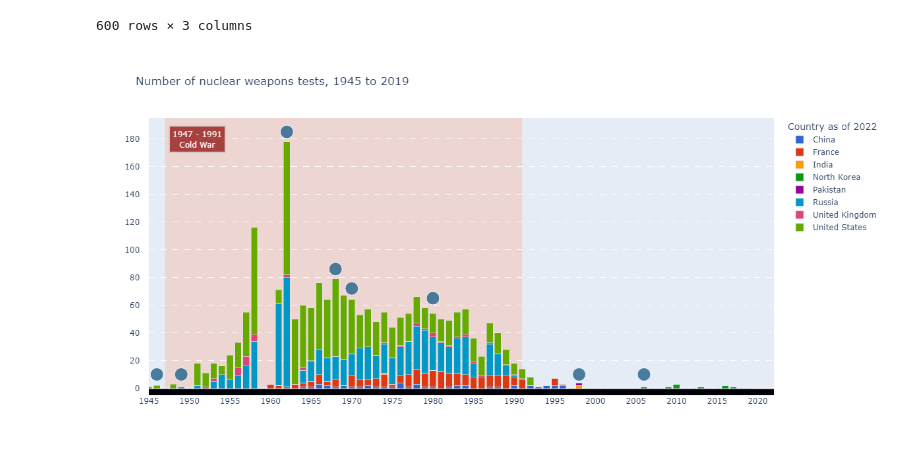
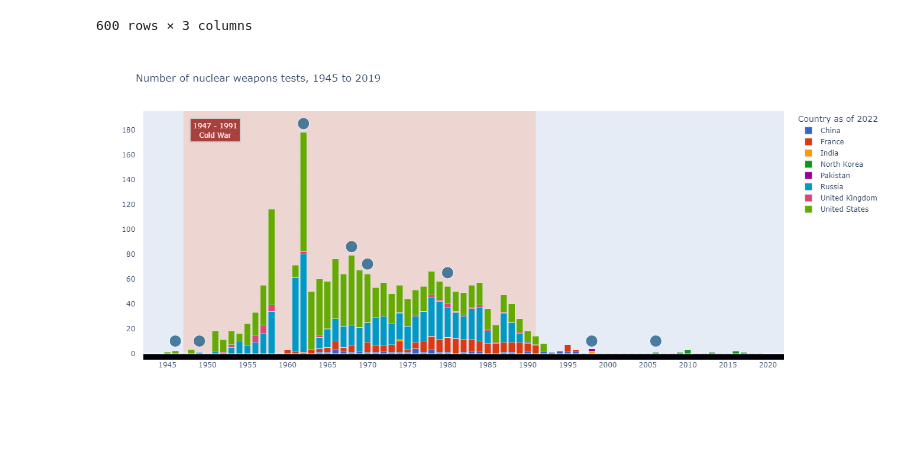
Before and after one commit to pythonpanter/constructor-nukes, a Jupyter notebook: KaiB/JUP_Plots.ipynb, the cells around one changed output. Drawn from its saved outputs; the diff is of its cells as text; code cells hidden in the pictures; blank space fills up the shorter version.

```diff
--- a/KaiB/JUP_Plots.ipynb
+++ b/KaiB/JUP_Plots.ipynb
@@ -266,13 +262,13 @@ fig3 = px.bar(
     color_discrete_sequence=px.colors.qualitative.G10
 )
 
-hovertemp="%{y}"
+hovertemp="%{x}<br>%{y}"
 
 fig3.update_traces(hovertemplate=hovertemp)
 
 fig3.update_layout(
     xaxis=dict(
-        range=[df3["year"].min(),2022],
+        range=[1942,2022],
         ticklabelstep=5,
         tickangle=0,
         tickmode="linear",
@@ -287,7 +283,8 @@ fig3.update_layout(
         dtick=20,
         range=[-5,195],
         #showgrid=False,
-        griddash="dash",
+        griddash="solid",
+        gridwidth=0.05,
         #ticklabelstep=20,
         tickson="boundaries",
         ticksuffix="   ",
@@ -427,34 +424,34 @@ fig3.add_scatter(
 fig3.add_scatter(
     x=[1998],
     y=[10],
     name="1998",
     showlegend=False,
     hovertemplate="<b>1998:</b><br>India test detonated five nuclear weapons. Domestic pressure<br>within Pakistan began to build which resulted in detonating six nuclear weapons.<extra></extra>",
     marker=dict(
         size=20,
         color="#21618C",
         opacity=0.8,
         line_color="white",
         line_width=1,
 ))
 
 fig3.add_scatter(
     x=[2006],
     y=[10],
     name="2006",
     showlegend=False,
     hovertemplate="<b>2006:</b><br>First successful test by North Korea<extra></extra>",
     marker=dict(
         size=20,
         color="#21618C",
         opacity=0.8,
         line_color="white",
         line_width=1,
 ))
 
 fig3.show()
 # %% [output]
-[figure, old version]
+[figure, new version]
 # %%
 title="Number of nuclear weapons tests, 1945 to 2019"
 description="This interactive chart shows the number of nuclear weapons tests conducted since 1945. We can see that the Cold War was a very active period of nuclear weapons development. Although nuclear weapons were only ever used in warfare during the Second World War, there have been many tests conducted since then."
```
Also changed, not shown: parts of 3 cells of this notebook, 2 other files.
